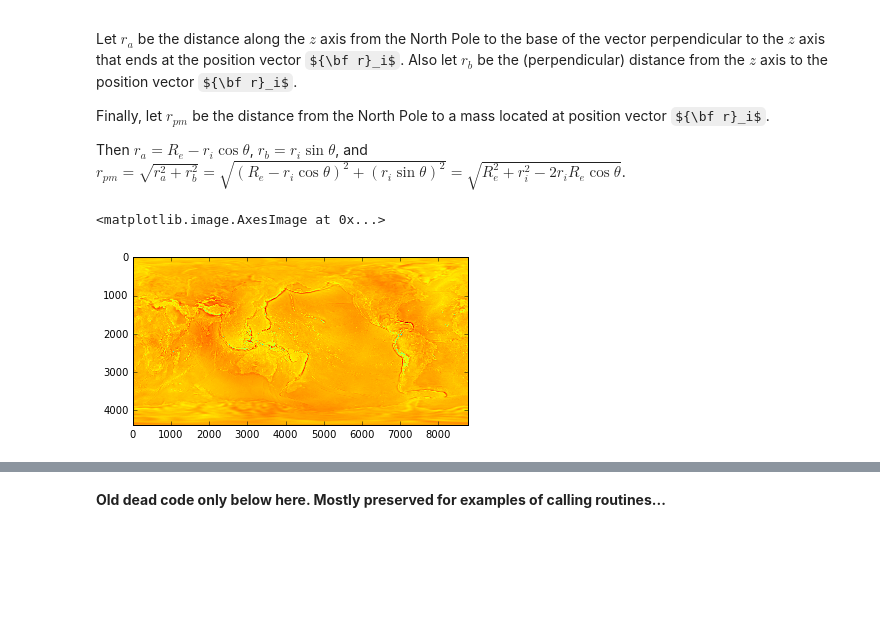
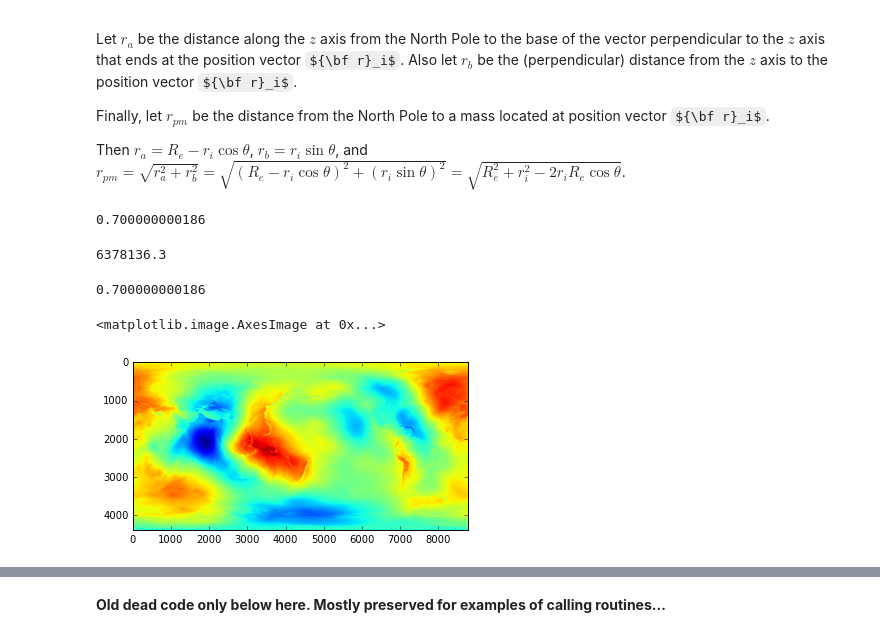
Before and after one commit to korin-worm-code/GravityTomo, a Jupyter notebook: GravTomo.ipynb, the cells around one changed output, grey strips where cells are left out. Cells and saved outputs as stored; diff of their text form; code cells hidden in the pictures; some formulas as TeX source; blank space fills up the shorter version.

```diff
--- a/GravTomo.ipynb
+++ b/GravTomo.ipynb
@@ -61,0 +128,27 @@ grav = sht.MakeGravGridDH(coeffs,sht.constant.gm_earth,sht.constant.r0_pot_earth
+# %%
+# These are appropriate values for the GRS80 model
+omega_earth = 7.292115e-5
+a_earth = 6378137.
+b_earth = 6356752.3141
+GM_earth = 3.986005e14
+f_earth = 0.003352810681183637418
+pot_ref_geoid_earth = 6263686.0850E1
+
+print a_earth - sht.constant.r0_pot_earth
+# %% [output]
+0.700000000186
+# %%
+print sht.constant.r0_pot_earth
+# %% [output]
+6378136.3
+# %%
+# These are appropriate values for the WGS84 model
+omega_earth = 7.2921151467e-5
+a_earth = 6378137.
+GM_earth = 3.986004418e14
+inverse_flattening = 298.257223563
+f_earth = 1./inverse_flattening
+
+print a_earth - sht.constant.r0_pot_earth
+# %% [output]
+0.700000000186
@@ -62,5 +163,13 @@ grav = sht.MakeGravGridDH(coeffs,sht.constant.gm_earth,sht.constant.r0_pot_earth
+# %%
+geoid = sht.MakeGeoidGridDH(coeffs,
+                            r0pot = a_earth,
+                            GM = GM_earth,
+                            PotRef=pot_ref_geoid_earth,
+                            omega=omega_earth,
+                            a = a_earth,
+                            f = f_earth)
 # %%
-plt.imshow(grav[0])
+plt.imshow(geoid)
 # %% [output]
 <matplotlib.image.AxesImage at 0x...>
-[figure, old version]
+[figure, new version]
```
Also changed, not shown: parts of 16 cells of this notebook.
